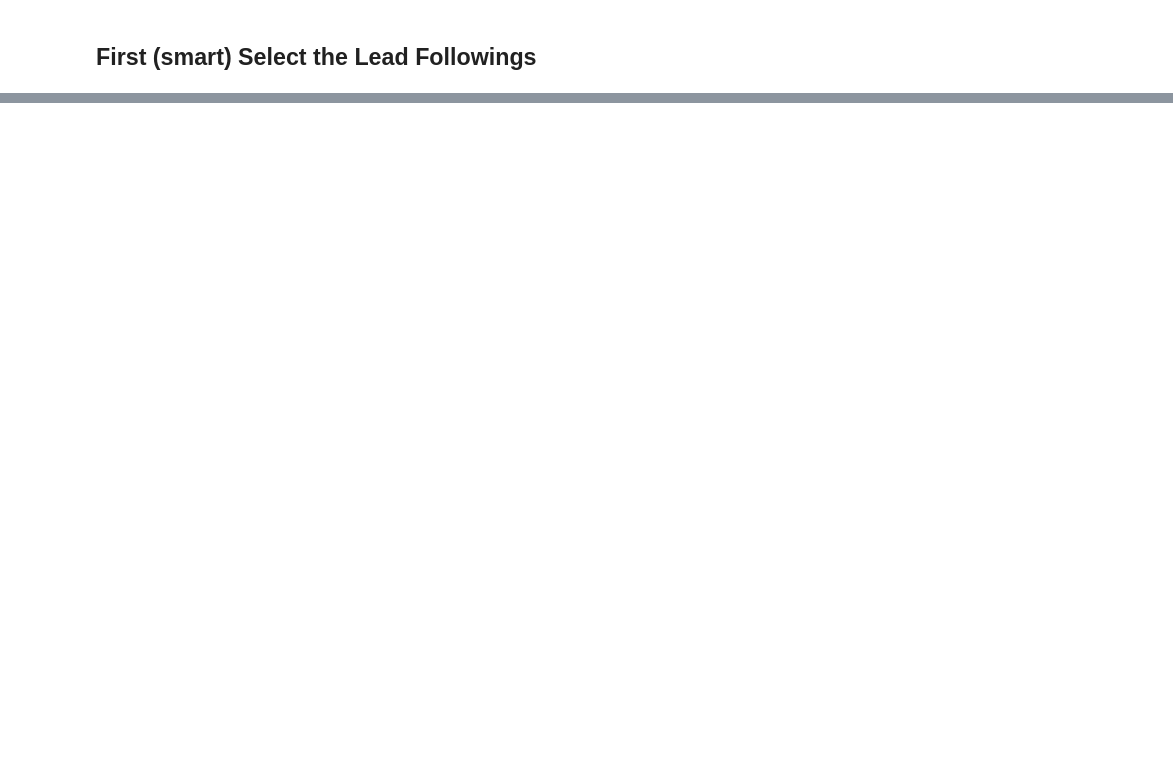
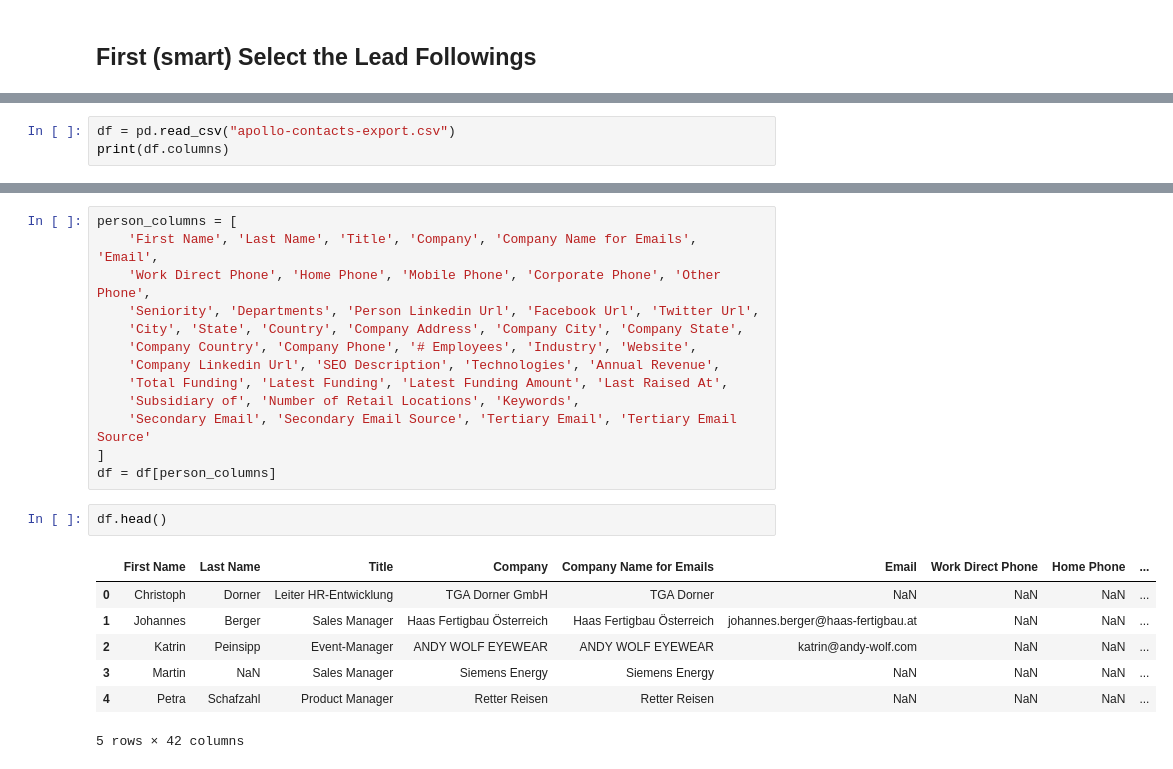
Before and after one commit to alexanderkrauck/alexanderkrauck, a Jupyter notebook: use_code.ipynb, the cells around one changed output, grey strips where cells are left out. Cells and saved outputs as stored; diff of their text form; blank space fills up the shorter version.

```diff
--- a/use_code.ipynb
+++ b/use_code.ipynb
@@ -34,0 +128,3 @@ df
+# %%
+df = pd.read_csv("apollo-contacts-export.csv")
+print(df.columns)
@@ -34,0 +149,23 @@ df
+# %%
+person_columns = [
+    'First Name', 'Last Name', 'Title', 'Company', 'Company Name for Emails', 'Email',
+    'Work Direct Phone', 'Home Phone', 'Mobile Phone', 'Corporate Phone', 'Other Phone',
+    'Seniority', 'Departments', 'Person Linkedin Url', 'Facebook Url', 'Twitter Url',
+    'City', 'State', 'Country', 'Company Address', 'Company City', 'Company State',
+    'Company Country', 'Company Phone', '# Employees', 'Industry', 'Website',
+    'Company Linkedin Url', 'SEO Description', 'Technologies', 'Annual Revenue',
+    'Total Funding', 'Latest Funding', 'Latest Funding Amount', 'Last Raised At',
+    'Subsidiary of', 'Number of Retail Locations', 'Keywords',
+    'Secondary Email', 'Secondary Email Source', 'Tertiary Email', 'Tertiary Email Source'
+]
+df = df[person_columns]
+# %%
+df.head()
+# %% [output]
+|  | First Name | Last Name | Title | Company | Company Name for Emails | Email | Work Direct Phone | Home Phone | ... |
+| 0 | Christoph | Dorner | Leiter HR-Entwicklung | TGA Dorner GmbH | TGA Dorner | NaN | NaN | NaN | ... |
+| 1 | Johannes | Berger | Sales Manager | Haas Fertigbau Österreich | Haas Fertigbau Österreich | johannes.berger@haas-fertigbau.at | NaN | NaN | ... |
+| 2 | Katrin | Peinsipp | Event-Manager | ANDY WOLF EYEWEAR | ANDY WOLF EYEWEAR | katrin@andy-wolf.com | NaN | NaN | ... |
+| 3 | Martin | NaN | Sales Manager | Siemens Energy | Siemens Energy | NaN | NaN | NaN | ... |
+| 4 | Petra | Schafzahl | Product Manager | Retter Reisen | Retter Reisen | NaN | NaN | NaN | ... |
+5 rows × 42 columns
```
Also changed, not shown: parts of 14 cells of this notebook, 2 other files.
